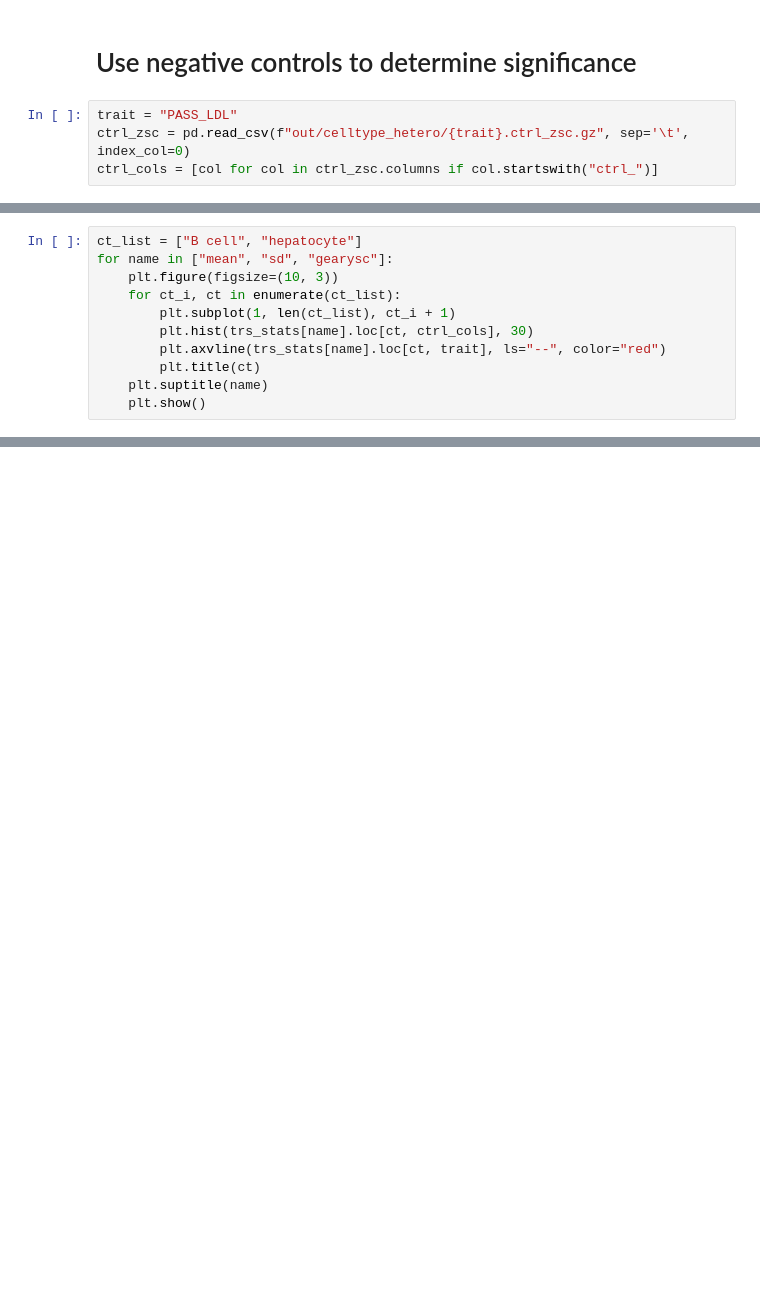
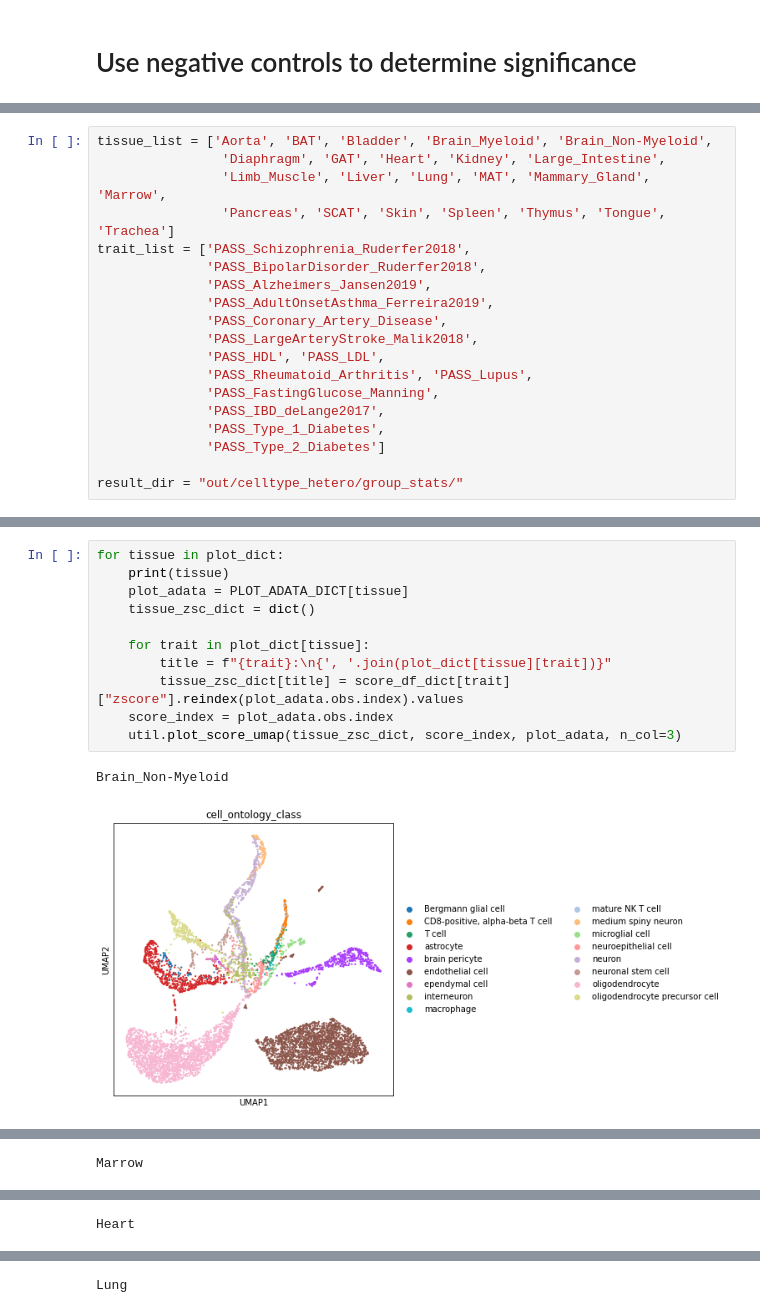
Before and after one commit to martinjzhang/scDRS, a Jupyter notebook: experiments/job.downstream/celltype_hetero.ipynb, the cells around one changed output, grey strips where cells are left out. Cells and saved outputs as stored; diff of their text form; blank space fills up the shorter version.

Commit message:
add trait x tissue scan

```diff
--- a/experiments/job.downstream/celltype_hetero.ipynb
+++ b/experiments/job.downstream/celltype_hetero.ipynb
@@ -68,6 +81,2 @@ trs_stats["gearysc"]
 # %% [markdown]
 # Use negative controls to determine significance
-# %%
-trait = "PASS_LDL"
-ctrl_zsc = pd.read_csv(f"out/celltype_hetero/{trait}.ctrl_zsc.gz", sep='\t', index_col=0)
-ctrl_cols = [col for col in ctrl_zsc.columns if col.startswith("ctrl_")]
@@ -88,11 +158,0 @@ trs_stats = util.calculate_trs_stats(zsc_dict=zsc_dict, zsc_index=zsc_index,
-# %%
-ct_list = ["B cell", "hepatocyte"]
-for name in ["mean", "sd", "gearysc"]:
-    plt.figure(figsize=(10, 3))
-    for ct_i, ct in enumerate(ct_list):
-        plt.subplot(1, len(ct_list), ct_i + 1)
-        plt.hist(trs_stats[name].loc[ct, ctrl_cols], 30)
-        plt.axvline(trs_stats[name].loc[ct, trait], ls="--", color="red")
-        plt.title(ct)
-    plt.suptitle(name)
-    plt.show()
@@ -102,0 +165,19 @@ for name in ["mean", "sd", "gearysc"]:
+# %%
+tissue_list = ['Aorta', 'BAT', 'Bladder', 'Brain_Myeloid', 'Brain_Non-Myeloid',
+                'Diaphragm', 'GAT', 'Heart', 'Kidney', 'Large_Intestine',
+                'Limb_Muscle', 'Liver', 'Lung', 'MAT', 'Mammary_Gland', 'Marrow',
+                'Pancreas', 'SCAT', 'Skin', 'Spleen', 'Thymus', 'Tongue', 'Trachea']
+trait_list = ['PASS_Schizophrenia_Ruderfer2018',
+              'PASS_BipolarDisorder_Ruderfer2018',
+              'PASS_Alzheimers_Jansen2019',
+              'PASS_AdultOnsetAsthma_Ferreira2019',
+              'PASS_Coronary_Artery_Disease',
+              'PASS_LargeArteryStroke_Malik2018',
+              'PASS_HDL', 'PASS_LDL',
+              'PASS_Rheumatoid_Arthritis', 'PASS_Lupus',
+              'PASS_FastingGlucose_Manning',
+              'PASS_IBD_deLange2017',
+              'PASS_Type_1_Diabetes',
+              'PASS_Type_2_Diabetes']
+
+result_dir = "out/celltype_hetero/group_stats/"
@@ -102,0 +223,14 @@ for name in ["mean", "sd", "gearysc"]:
+# %%
+for tissue in plot_dict:
+    print(tissue)
+    plot_adata = PLOT_ADATA_DICT[tissue]
+    tissue_zsc_dict = dict()
+
+    for trait in plot_dict[tissue]:
+        title = f"{trait}:\n{', '.join(plot_dict[tissue][trait])}"
+        tissue_zsc_dict[title] = score_df_dict[trait]["zscore"].reindex(plot_adata.obs.index).values
+    score_index = plot_adata.obs.index
+    util.plot_score_umap(tissue_zsc_dict, score_index, plot_adata, n_col=3)
+# %% [output]
+Brain_Non-Myeloid
+[figure, added]
@@ -102,0 +238 @@ for name in ["mean", "sd", "gearysc"]:
+Marrow
@@ -102,0 +241 @@ for name in ["mean", "sd", "gearysc"]:
+Heart
@@ -102,0 +244 @@ for name in ["mean", "sd", "gearysc"]:
+Lung
```
Also changed, not shown: parts of 8 cells of this notebook, 2 other files.
